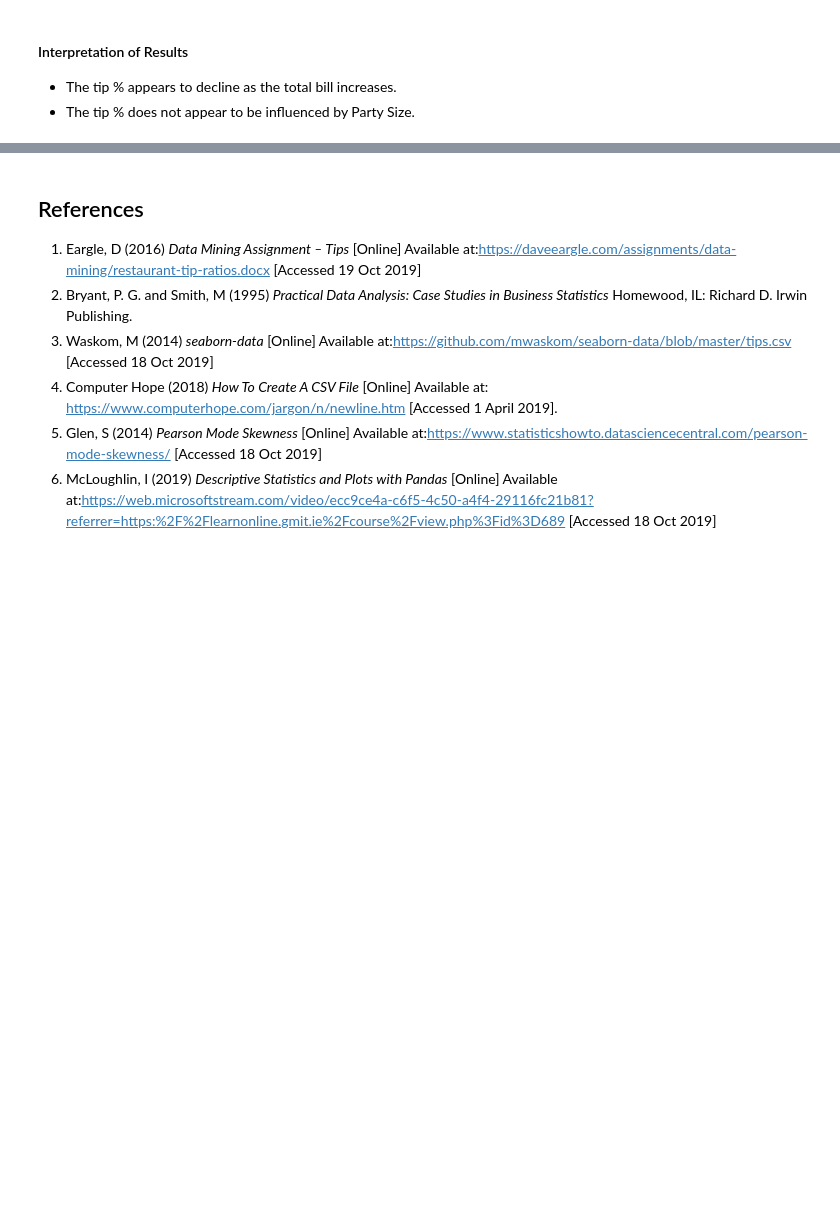
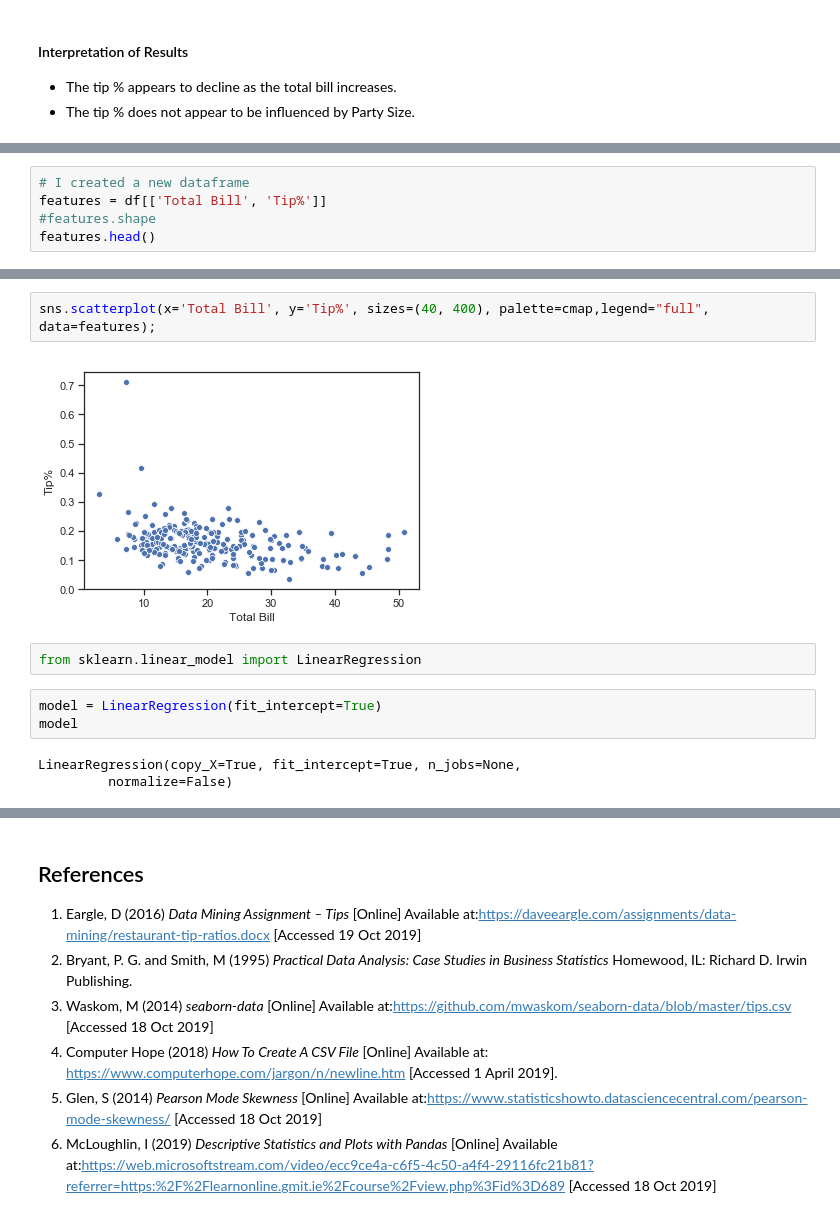
Before and after one commit to pcaulfie/fundamentals-project, a Jupyter notebook: Fundamentals of Data Analysis.ipynb, the cells around one changed output, grey strips where cells are left out. Cells and saved outputs as stored; diff of their text form; blank space fills up the shorter version.

Commit message:
corrected hierarchical index error, added section on Linear Regression

```diff
--- a/Fundamentals of Data Analysis.ipynb
+++ b/Fundamentals of Data Analysis.ipynb
@@ -463,0 +510,5 @@ sns.scatterplot(x='Total Bill', y='Tip%', hue='Party Size', size='Party Size', s
+# %%
+# I created a new dataframe
+features = df[['Total Bill', 'Tip%']]
+#features.shape
+features.head()
@@ -463,0 +522,12 @@ sns.scatterplot(x='Total Bill', y='Tip%', hue='Party Size', size='Party Size', s
+# %%
+sns.scatterplot(x='Total Bill', y='Tip%', sizes=(40, 400), palette=cmap,legend="full", data=features);
+# %% [output]
+[figure, added]
+# %%
+from sklearn.linear_model import LinearRegression
+# %%
+model = LinearRegression(fit_intercept=True)
+model
+# %% [output]
+LinearRegression(copy_X=True, fit_intercept=True, n_jobs=None,
+         normalize=False)
```
Also changed, not shown: parts of 20 cells of this notebook.
